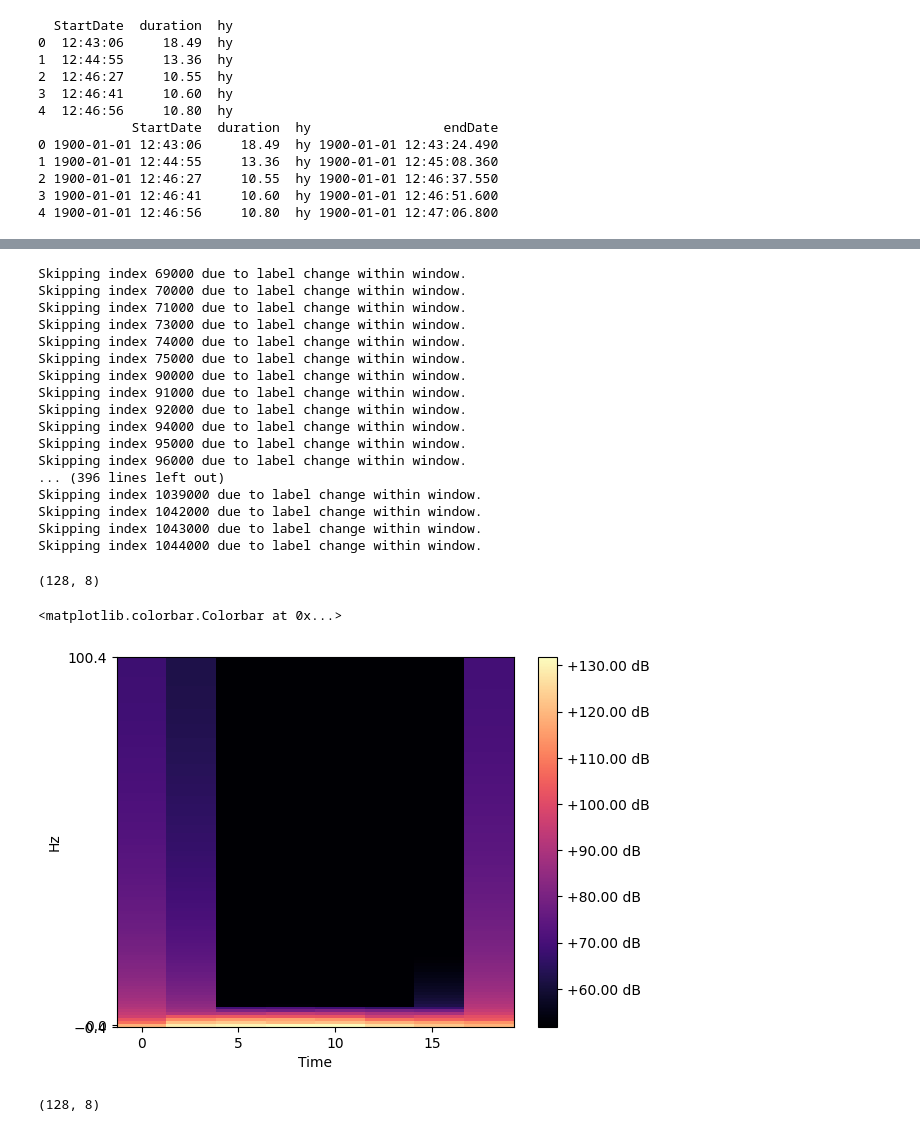
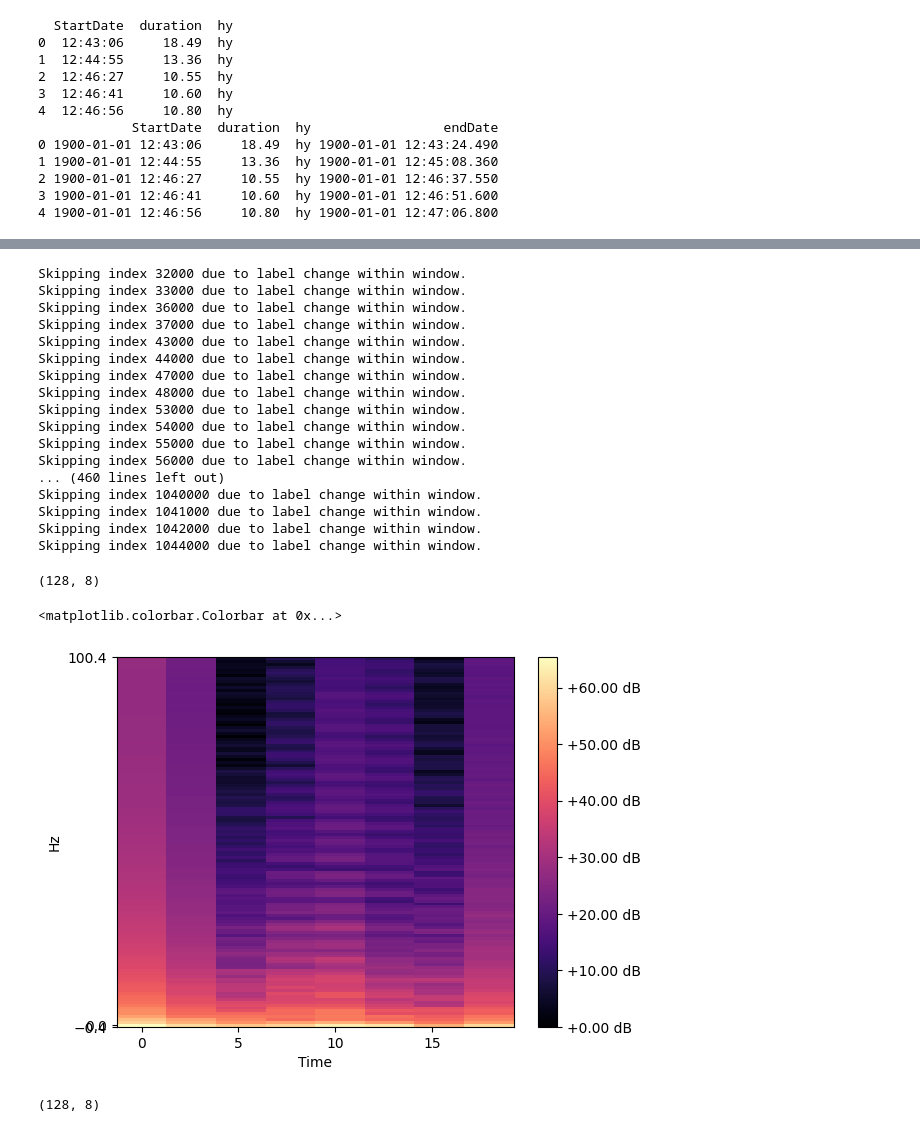
Before and after one commit to tranhuunam00/detect_snore, a Jupyter notebook: psg_code/featureMFE.ipynb, the cells around one changed output, grey strips where cells are left out. Cells and saved outputs as stored; diff of their text form; code cells hidden in the pictures.

```diff
--- a/psg_code/featureMFE.ipynb
+++ b/psg_code/featureMFE.ipynb
@@ -35,7 +35,7 @@ datatimeOA['endDate'] = pd.to_datetime(datatimeOA['endDate'], format='%H:%M:%S:%
 import pandas as pd
 
 # Đường dẫn đến tệp Excel
-file_path = './input/flowcmh20.xlsx'
+file_path = './input/audio.xlsx'
 
 # Đọc tệp Excel
 flowData = pd.read_excel(file_path)
@@ -134,44 +134,44 @@ def create_training_data(data, window_size, step_size):
 _train, _label = create_training_data(
     data=flowData, window_size=4000, step_size=1000)
 # %% [output]
-Skipping index 69000 due to label change within window.
-Skipping index 70000 due to label change within window.
-Skipping index 71000 due to label change within window.
-Skipping index 73000 due to label change within window.
-Skipping index 74000 due to label change within window.
-Skipping index 75000 due to label change within window.
-Skipping index 90000 due to label change within window.
-Skipping index 91000 due to label change within window.
-Skipping index 92000 due to label change within window.
-Skipping index 94000 due to label change within window.
-Skipping index 95000 due to label change within window.
-Skipping index 96000 due to label change within window.
-... (396 lines left out)
-Skipping index 1039000 due to label change within window.
+Skipping index 32000 due to label change within window.
+Skipping index 33000 due to label change within window.
+Skipping index 36000 due to label change within window.
+Skipping index 37000 due to label change within window.
+Skipping index 43000 due to label change within window.
+Skipping index 44000 due to label change within window.
+Skipping index 47000 due to label change within window.
+Skipping index 48000 due to label change within window.
+Skipping index 53000 due to label change within window.
+Skipping index 54000 due to label change within window.
+Skipping index 55000 due to label change within window.
+Skipping index 56000 due to label change within window.
+... (460 lines left out)
+Skipping index 1040000 due to label change within window.
+Skipping index 1041000 due to label change within window.
 Skipping index 1042000 due to label change within window.
-Skipping index 1043000 due to label change within window.
 Skipping index 1044000 due to label change within window.
 # %%
 import numpy as np
 # %%
 import librosa.display
 import matplotlib.pyplot as plt
 audio_data = _train[0]
 
 audio_data = np.array(audio_data).astype("float")
 sgram = librosa.stft(audio_data)
 # librosa.display.specshow(sgram)
 sgram_mag, _  = librosa.magphase(sgram)
-mel_scale_sgram = librosa.feature.melspectrogram(S=sgram_mag, sr =4000)
+mel_scale_sgram = librosa.feature.melspectrogram(S=sgram_mag, sr =1000)
 print(mel_scale_sgram.shape)
 # librosa.display.specshow(mel_scale_sgram)
 mel_sgram = librosa.amplitude_to_db(mel_scale_sgram , ref=np.min)
 librosa.display.specshow(mel_sgram ,sr =200, x_axis="time", y_axis="mel")
 plt.colorbar(format='%+0.2f dB')
 # %% [output]
 (128, 8)
 <matplotlib.colorbar.Colorbar at 0x...>
-[figure, old version]
+[figure, new version]
 # %%
 import librosa
 import librosa.display
```
Also changed, not shown: parts of 7 cells of this notebook, 1 other file.
